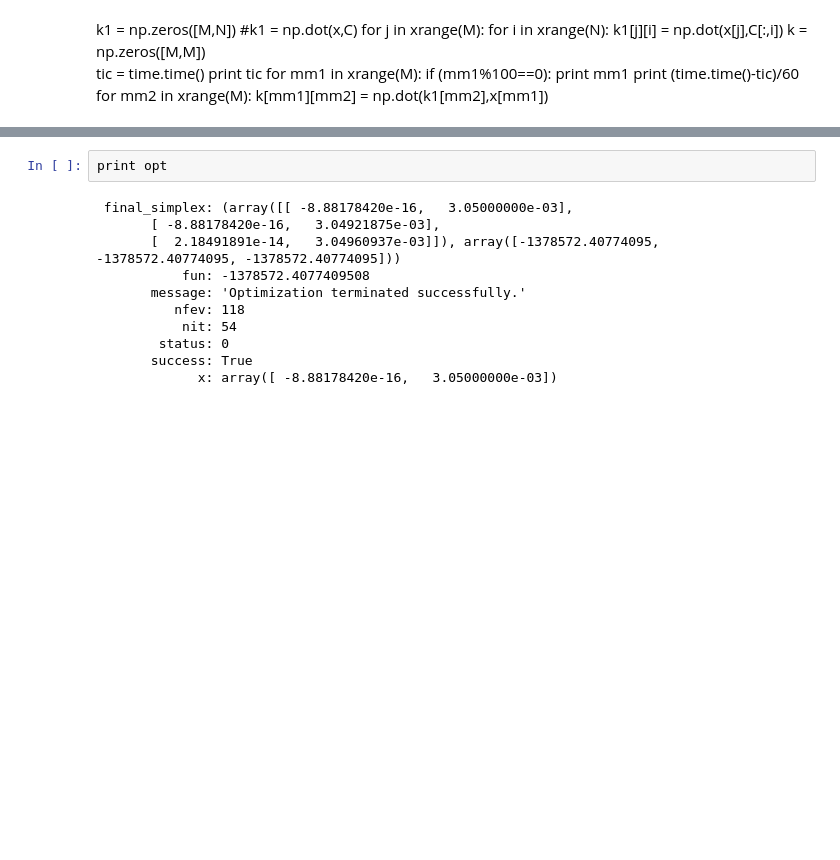
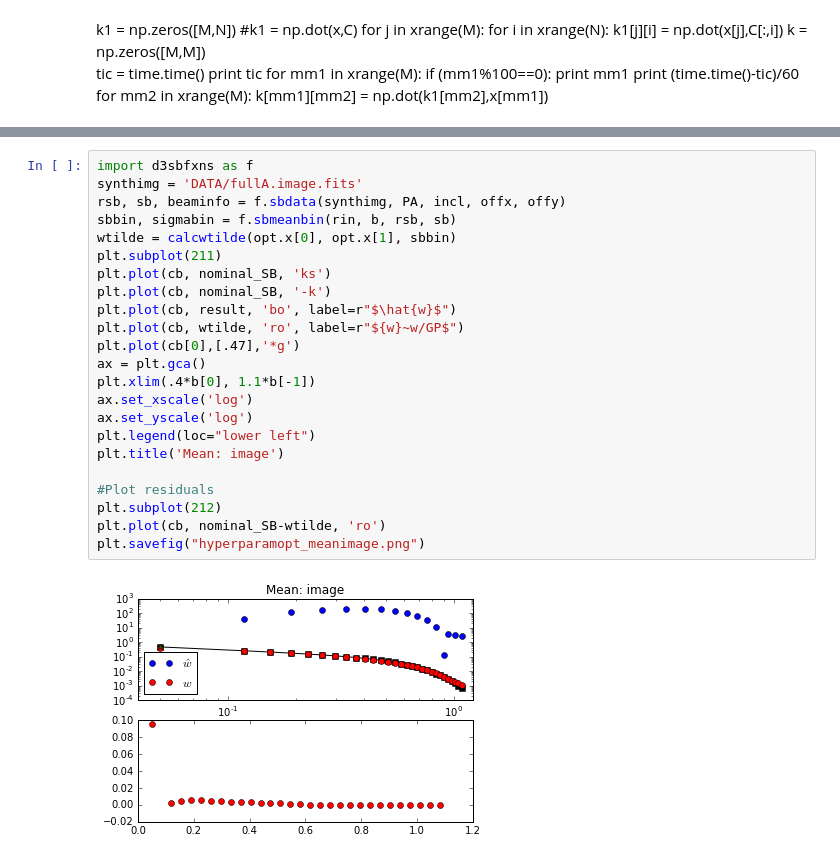
Before and after one commit to tripathi/D3SB, a Jupyter notebook: analyticd3sb.ipynb, the cells around one changed output, grey strips where cells are left out. Cells and saved outputs as stored; diff of their text form; blank space fills up the shorter version.

```diff
--- a/analyticd3sb.ipynb
+++ b/analyticd3sb.ipynb
@@ -409,13 +415,25 @@ plt.legend(loc="lower left")
-# %%
-print opt
-# %% [output]
- final_simplex: (array([[ -8.88178420e-16,   3.05000000e-03],
-       [ -8.88178420e-16,   3.04921875e-03],
-       [  2.18491891e-14,   3.04960937e-03]]), array([-1378572.40774095, -1378572.40774095, -1378572.40774095]))
-           fun: -1378572.4077409508
-       message: 'Optimization terminated successfully.'
-          nfev: 118
-           nit: 54
-        status: 0
-       success: True
-             x: array([ -8.88178420e-16,   3.05000000e-03])
+# %%
+import d3sbfxns as f
+synthimg = 'DATA/fullA.image.fits'
+rsb, sb, beaminfo = f.sbdata(synthimg, PA, incl, offx, offy)
+sbbin, sigmabin = f.sbmeanbin(rin, b, rsb, sb)
+wtilde = calcwtilde(opt.x[0], opt.x[1], sbbin)
+plt.subplot(211)
+plt.plot(cb, nominal_SB, 'ks')
+plt.plot(cb, nominal_SB, '-k')
+plt.plot(cb, result, 'bo', label=r"$\hat{w}$")
+plt.plot(cb, wtilde, 'ro', label=r"${w}~w/GP$")
+plt.plot(cb[0],[.47],'*g')
+ax = plt.gca()
+plt.xlim(.4*b[0], 1.1*b[-1])
+ax.set_xscale('log')
+ax.set_yscale('log')
+plt.legend(loc="lower left")
+plt.title('Mean: image')
+
+#Plot residuals
+plt.subplot(212)
+plt.plot(cb, nominal_SB-wtilde, 'ro')
+plt.savefig("hyperparamopt_meanimage.png")
+# %% [output]
+[figure, added]
```
Also changed, not shown: parts of 8 cells of this notebook.
